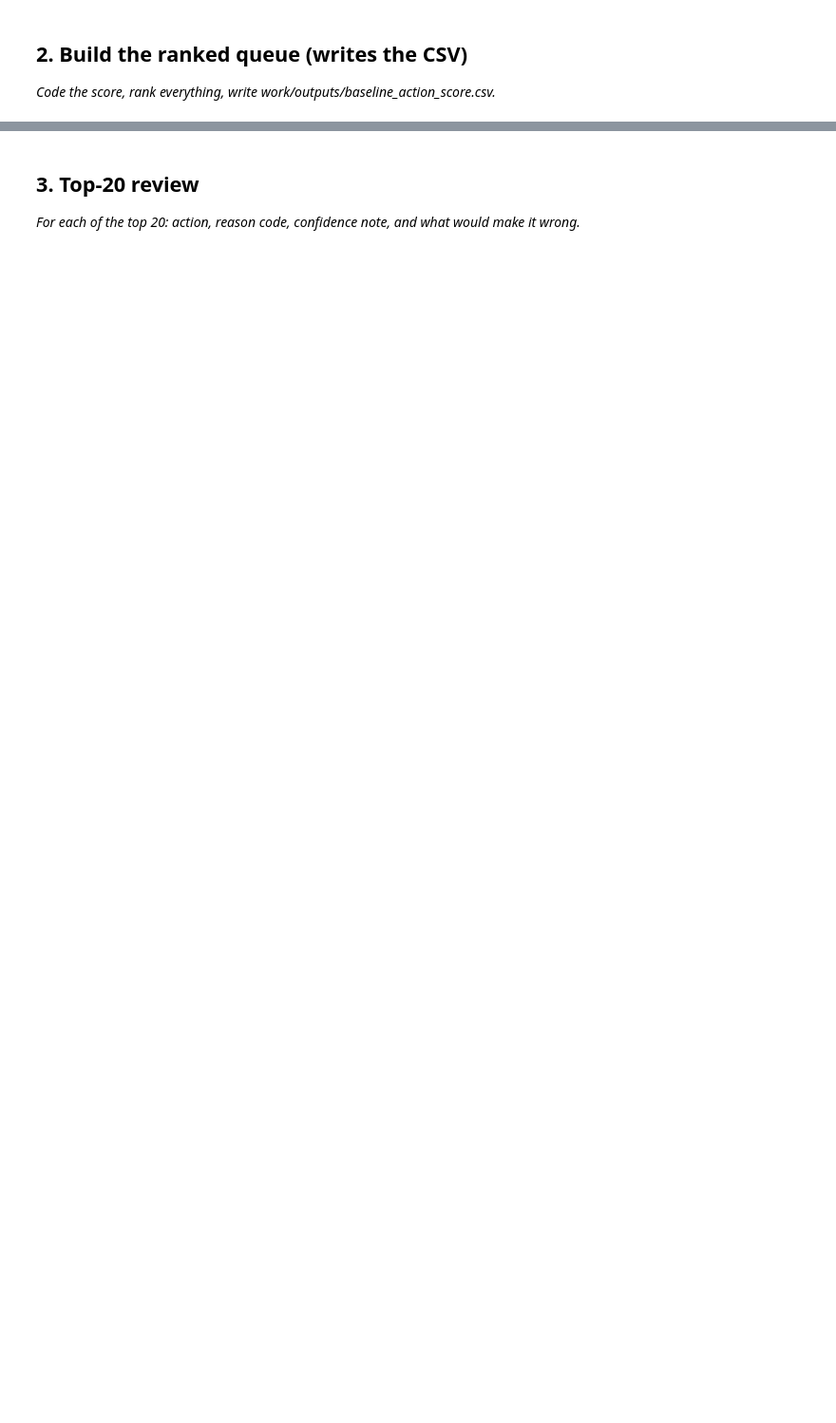
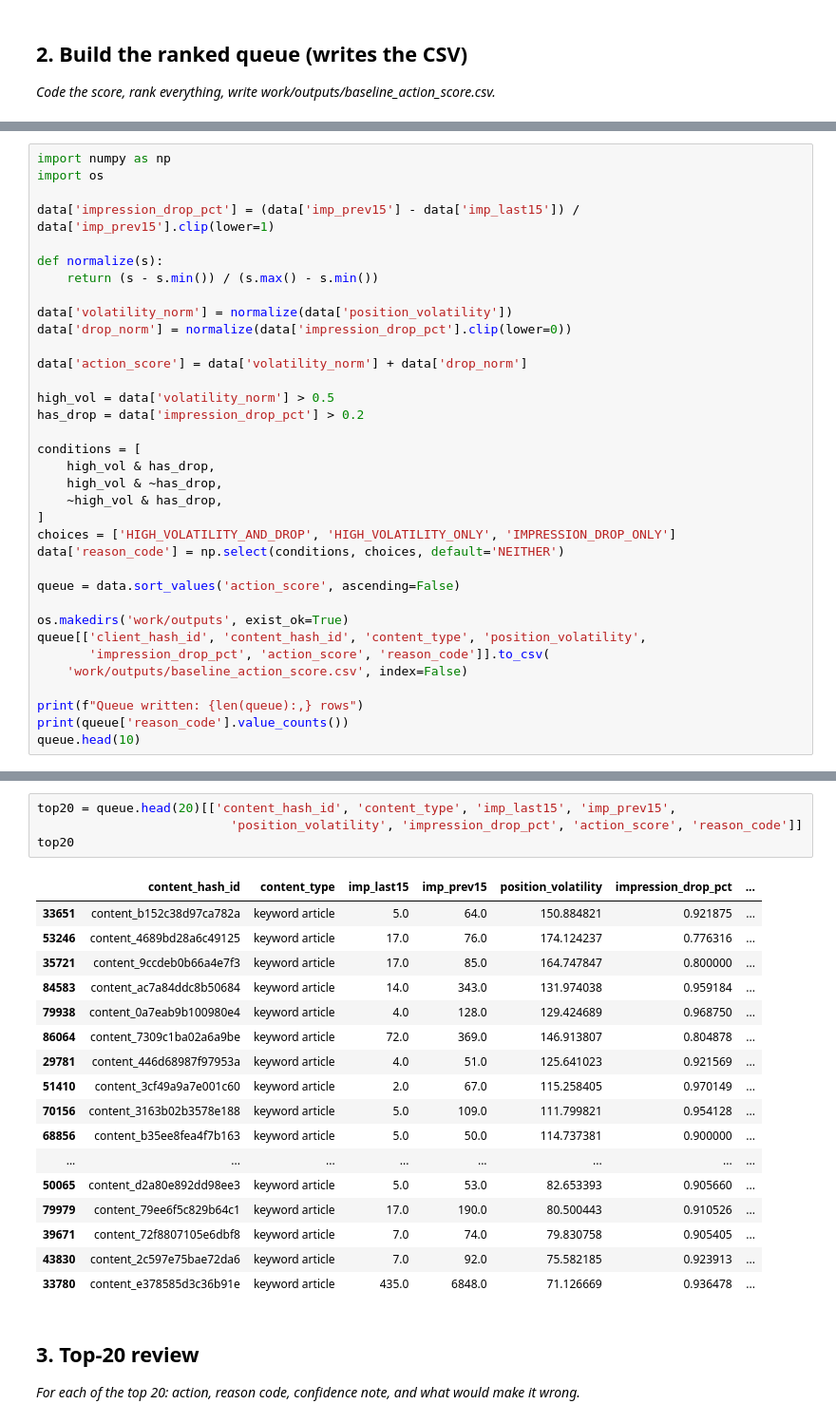
Before and after one commit to ameemaiqbal/flyrank-ml-internship, a Jupyter notebook: work/notebooks/w04_baseline_score.ipynb, the cells around one changed output, grey strips where cells are left out. Shown at 95% size. Saved outputs shown, nothing was run; the diff lists cells and outputs as text; blank space fills up the shorter version.

```diff
--- a/work/notebooks/w04_baseline_score.ipynb
+++ b/work/notebooks/w04_baseline_score.ipynb
@@ -22,0 +77,35 @@ This skeleton is yours to fill. Work the sections **in order** — each one has
+# %%
+import numpy as np
+import os
+
+data['impression_drop_pct'] = (data['imp_prev15'] - data['imp_last15']) / data['imp_prev15'].clip(lower=1)
+
+def normalize(s):
+    return (s - s.min()) / (s.max() - s.min())
+
+data['volatility_norm'] = normalize(data['position_volatility'])
+data['drop_norm'] = normalize(data['impression_drop_pct'].clip(lower=0))
+
+data['action_score'] = data['volatility_norm'] + data['drop_norm']
+
+high_vol = data['volatility_norm'] > 0.5
+has_drop = data['impression_drop_pct'] > 0.2
+
+conditions = [
+    high_vol & has_drop,
+    high_vol & ~has_drop,
+    ~high_vol & has_drop,
+]
+choices = ['HIGH_VOLATILITY_AND_DROP', 'HIGH_VOLATILITY_ONLY', 'IMPRESSION_DROP_ONLY']
+data['reason_code'] = np.select(conditions, choices, default='NEITHER')
+
+queue = data.sort_values('action_score', ascending=False)
+
+os.makedirs('work/outputs', exist_ok=True)
+queue[['client_hash_id', 'content_hash_id', 'content_type', 'position_volatility',
+       'impression_drop_pct', 'action_score', 'reason_code']].to_csv(
+    'work/outputs/baseline_action_score.csv', index=False)
+
+print(f"Queue written: {len(queue):,} rows")
+print(queue['reason_code'].value_counts())
+queue.head(10)
@@ -23,3 +131,25 @@ This skeleton is yours to fill. Work the sections **in order** — each one has
+# %%
+top20 = queue.head(20)[['content_hash_id', 'content_type', 'imp_last15', 'imp_prev15',
+                          'position_volatility', 'impression_drop_pct', 'action_score', 'reason_code']]
+top20
+# %% [output]
+|  | content_hash_id | content_type | imp_last15 | imp_prev15 | position_volatility | impression_drop_pct | ... |
+| 33651 | content_b152c38d97ca782a | keyword article | 5.0 | 64.0 | 150.884821 | 0.921875 | ... |
+| 53246 | content_4689bd28a6c49125 | keyword article | 17.0 | 76.0 | 174.124237 | 0.776316 | ... |
+| 35721 | content_9ccdeb0b66a4e7f3 | keyword article | 17.0 | 85.0 | 164.747847 | 0.800000 | ... |
+| 84583 | content_ac7a84ddc8b50684 | keyword article | 14.0 | 343.0 | 131.974038 | 0.959184 | ... |
+| 79938 | content_0a7eab9b100980e4 | keyword article | 4.0 | 128.0 | 129.424689 | 0.968750 | ... |
+| 86064 | content_7309c1ba02a6a9be | keyword article | 72.0 | 369.0 | 146.913807 | 0.804878 | ... |
+| 29781 | content_446d68987f97953a | keyword article | 4.0 | 51.0 | 125.641023 | 0.921569 | ... |
+| 51410 | content_3cf49a9a7e001c60 | keyword article | 2.0 | 67.0 | 115.258405 | 0.970149 | ... |
+| 70156 | content_3163b02b3578e188 | keyword article | 5.0 | 109.0 | 111.799821 | 0.954128 | ... |
+| 68856 | content_b35ee8fea4f7b163 | keyword article | 5.0 | 50.0 | 114.737381 | 0.900000 | ... |
+| ... | ... | ... | ... | ... | ... | ... | ... |
+| 50065 | content_d2a80e892dd98ee3 | keyword article | 5.0 | 53.0 | 82.653393 | 0.905660 | ... |
+| 79979 | content_79ee6f5c829b64c1 | keyword article | 17.0 | 190.0 | 80.500443 | 0.910526 | ... |
+| 39671 | content_72f8807105e6dbf8 | keyword article | 7.0 | 74.0 | 79.830758 | 0.905405 | ... |
+| 43830 | content_2c597e75bae72da6 | keyword article | 7.0 | 92.0 | 75.582185 | 0.923913 | ... |
+| 33780 | content_e378585d3c36b91e | keyword article | 435.0 | 6848.0 | 71.126669 | 0.936478 | ... |
 # %% [markdown]
 ## 3. Top-20 review
 
```
Also changed, not shown: parts of 12 cells of this notebook.
